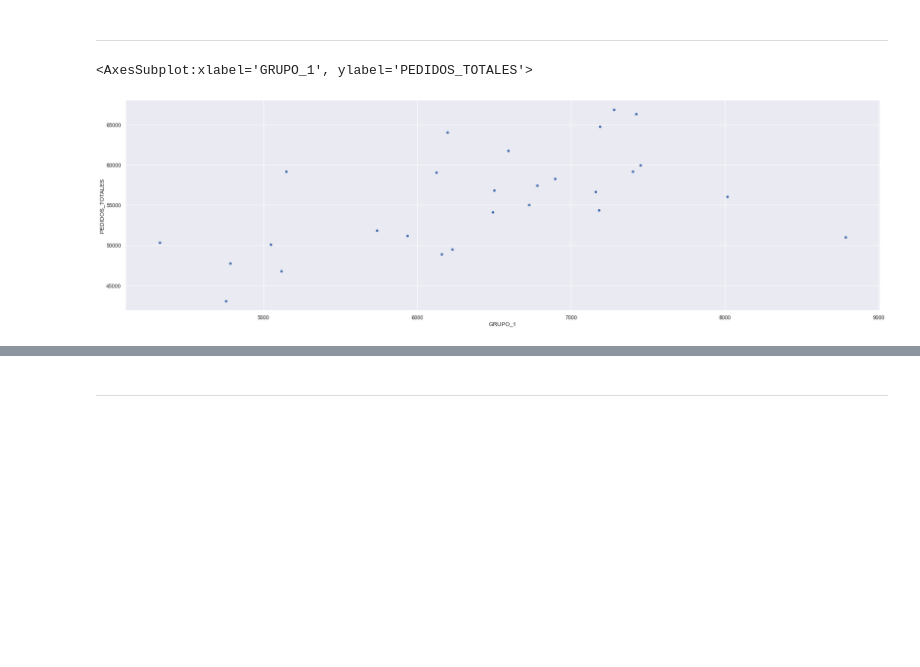
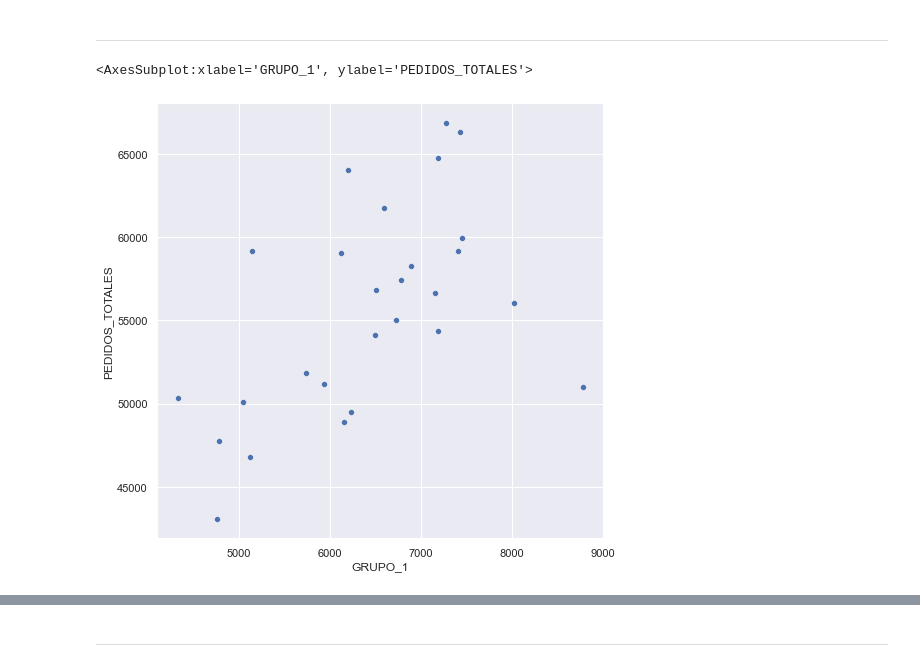
Before and after one commit to ignacio1511/Azzorti-Challenge, a Jupyter notebook: pregunta3.ipynb, the cells around one changed output, grey strips where cells are left out. Cells and saved outputs as stored; diff of their text form; code cells hidden in the pictures; blank space fills up the shorter version.

```diff
--- a/pregunta3.ipynb
+++ b/pregunta3.ipynb
@@ -96,7 +96,7 @@ Se busca analizar las variables y encontrar corelaciones para armar el modelo
 
 *La suma de los pedidos por grupo representa el 30% de las ventas totales
 # %%
-sns.set(rc={"figure.figsize":(28, 8)})
+sns.set(rc={"figure.figsize":(10, 8)})
 # %%
 ## Se graficaron los pedidos totales para los grupos del 1 al 10
 for i in range(1,11):
@@ -127,11 +127,13 @@ sns.scatterplot(data=df, x='CAMPAÑA', y= 'PEDIDOS_TOTALES',palette='Set2' )
 ---
 # %%
 ## Se analizaron los pedidos totales por grupo uno a uno para ver la distribucion de los datos
+sns.set(rc={"figure.figsize":(8, 8)})
+
 
 sns.scatterplot(data=df, x='GRUPO_1', y= f'PEDIDOS_TOTALES',palette='Set2' ) #ok (corr = 0.53)
 # %% [output]
 <AxesSubplot:xlabel='GRUPO_1', ylabel='PEDIDOS_TOTALES'>
-[figure, old version]
+[figure, new version]
 # %%
 sns.scatterplot(data=df, x='GRUPO_2', y= f'PEDIDOS_TOTALES',palette='Set2' ) #ok (corr = 0.45)
 # %% [output]
```
Also changed, not shown: parts of 39 cells of this notebook.
